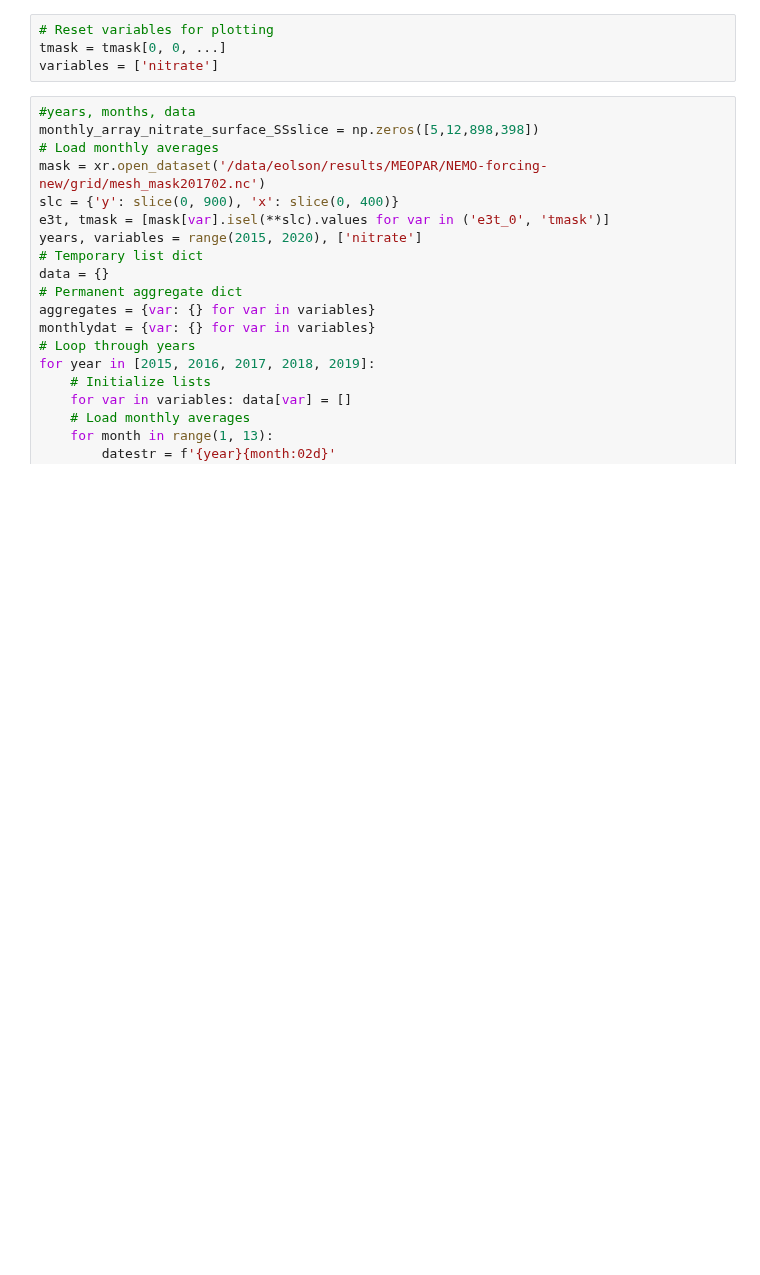
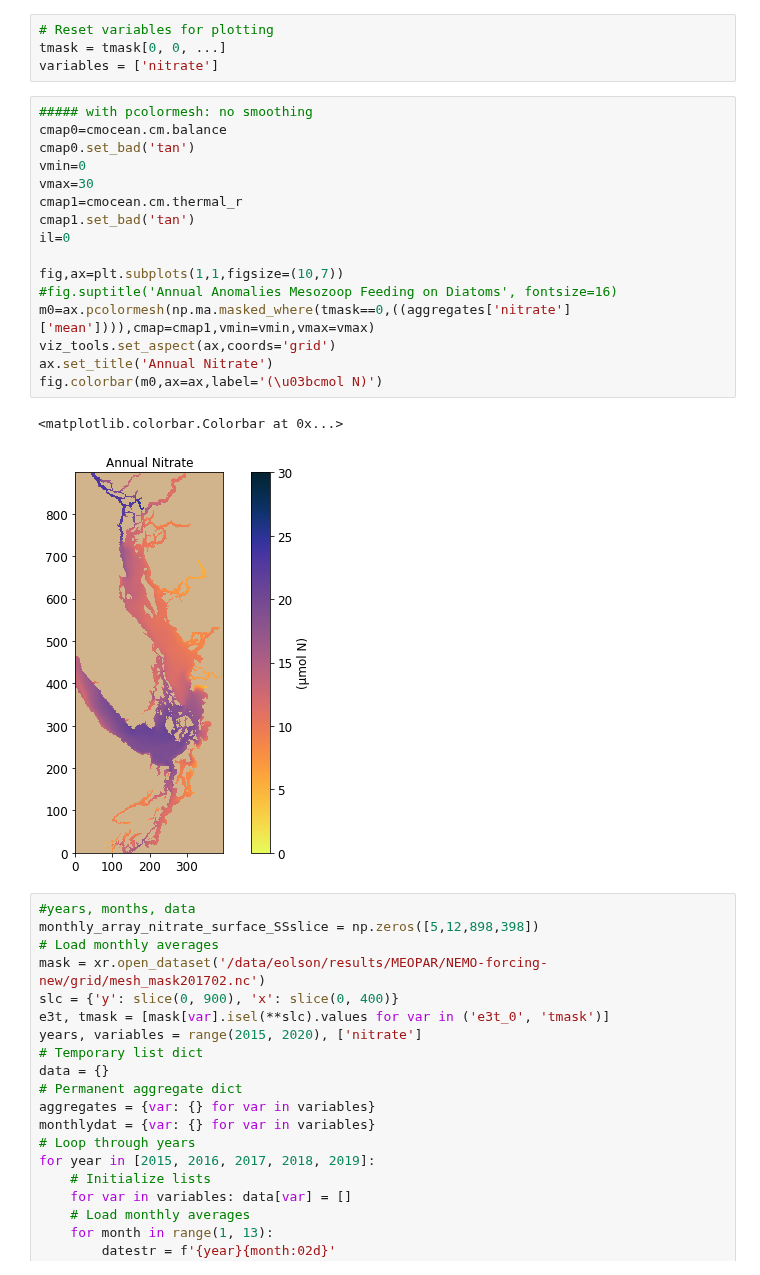
Before and after one commit to SalishSeaCast/analysis-karyn, a Jupyter notebook: notebooks/CLUSTER_UNIVERSAL/SalishSea_Nitrate.ipynb, the cells around one changed output. Cells and saved outputs as stored; diff of their text form; blank space fills up the shorter version.

```diff
--- a/notebooks/CLUSTER_UNIVERSAL/SalishSea_Nitrate.ipynb
+++ b/notebooks/CLUSTER_UNIVERSAL/SalishSea_Nitrate.ipynb
@@ -64,6 +64,25 @@ print(np.shape(aggregates['nitrate'][2015][:]))
 # Reset variables for plotting
 tmask = tmask[0, 0, ...]
 variables = ['nitrate']
+# %%
+##### with pcolormesh: no smoothing
+cmap0=cmocean.cm.balance
+cmap0.set_bad('tan')
+vmin=0
+vmax=30
+cmap1=cmocean.cm.thermal_r
+cmap1.set_bad('tan')
+il=0
+
+fig,ax=plt.subplots(1,1,figsize=(10,7))
+#fig.suptitle('Annual Anomalies Mesozoop Feeding on Diatoms', fontsize=16)
+m0=ax.pcolormesh(np.ma.masked_where(tmask==0,((aggregates['nitrate']['mean']))),cmap=cmap1,vmin=vmin,vmax=vmax)
+viz_tools.set_aspect(ax,coords='grid')
+ax.set_title('Annual Nitrate')
+fig.colorbar(m0,ax=ax,label='(\u03bcmol N)')
+# %% [output]
+<matplotlib.colorbar.Colorbar at 0x...>
+[figure, added]
 # %%
 #years, months, data
 monthly_array_nitrate_surface_SSslice = np.zeros([5,12,898,398])
```
Also changed, not shown: parts of 8 cells of this notebook, 2 other files.
